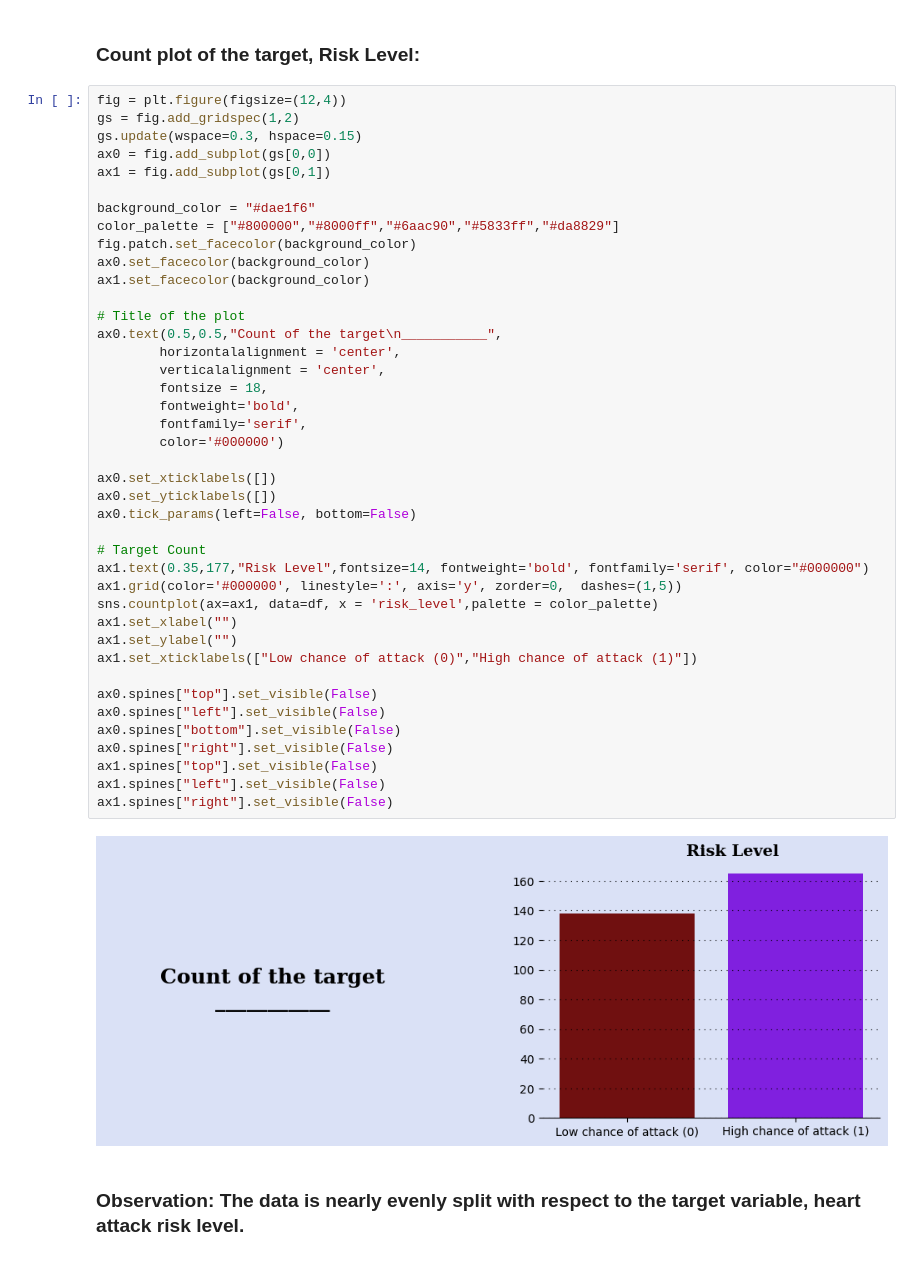
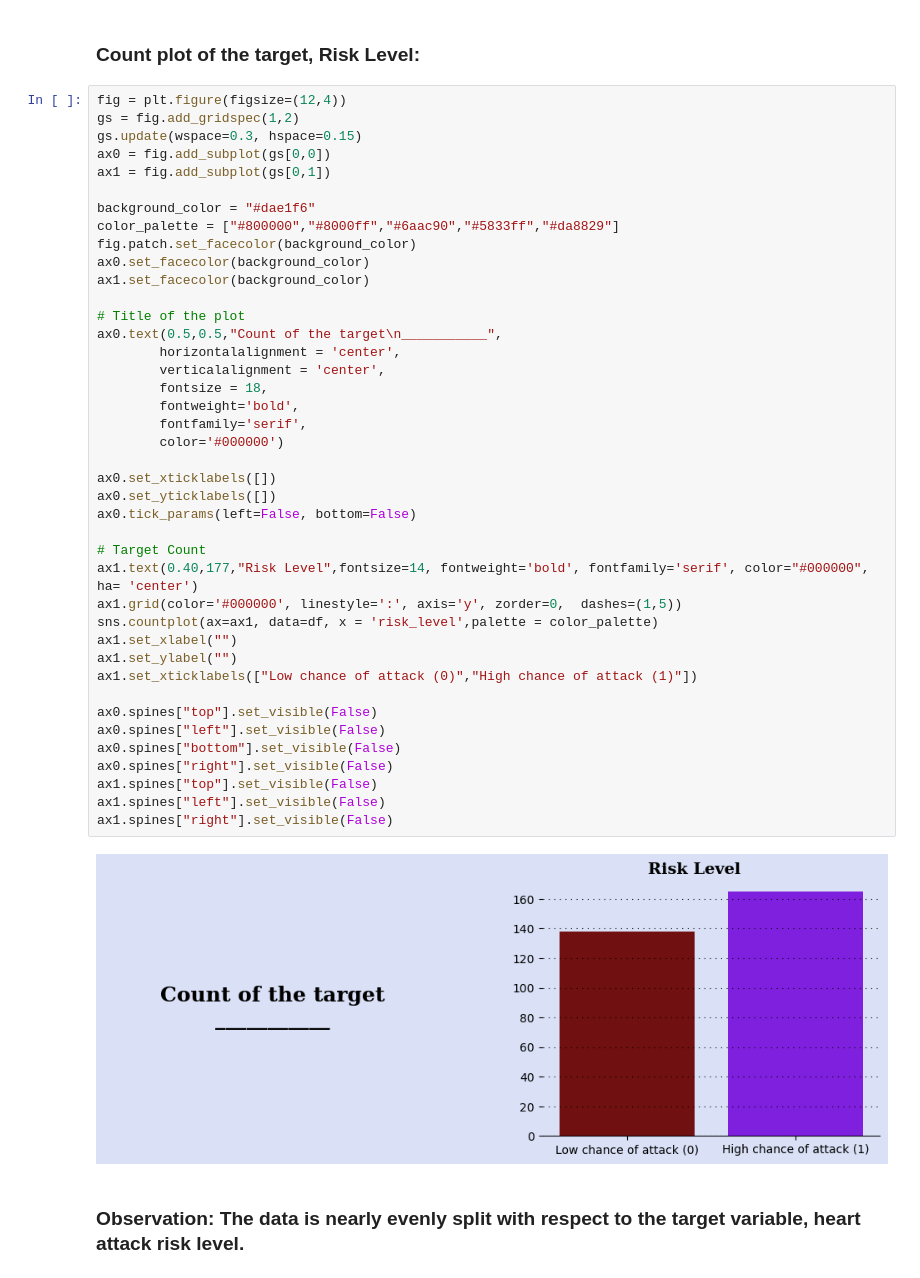
Before and after one commit to markcoty/Heart-Attack-Prediction-Model, a Jupyter notebook: 1 - Heart Project EDA-v5.ipynb, the cells around one changed output. Saved outputs shown, nothing was run; the diff lists cells and outputs as text.

```diff
--- a/1 - Heart Project EDA-v5.ipynb
+++ b/1 - Heart Project EDA-v5.ipynb
@@ -402,35 +402,35 @@ ax0.set_facecolor(background_color)
 ax1.set_facecolor(background_color)
 
 # Title of the plot
 ax0.text(0.5,0.5,"Count of the target\n___________",
         horizontalalignment = 'center',
         verticalalignment = 'center',
         fontsize = 18,
         fontweight='bold',
         fontfamily='serif',
         color='#000000')
 
 ax0.set_xticklabels([])
 ax0.set_yticklabels([])
 ax0.tick_params(left=False, bottom=False)
 
 # Target Count
-ax1.text(0.35,177,"Risk Level",fontsize=14, fontweight='bold', fontfamily='serif', color="#000000")
+ax1.text(0.40,177,"Risk Level",fontsize=14, fontweight='bold', fontfamily='serif', color="#000000", ha= 'center')
 ax1.grid(color='#000000', linestyle=':', axis='y', zorder=0,  dashes=(1,5))
 sns.countplot(ax=ax1, data=df, x = 'risk_level',palette = color_palette)
 ax1.set_xlabel("")
 ax1.set_ylabel("")
 ax1.set_xticklabels(["Low chance of attack (0)","High chance of attack (1)"])
 
 ax0.spines["top"].set_visible(False)
 ax0.spines["left"].set_visible(False)
 ax0.spines["bottom"].set_visible(False)
 ax0.spines["right"].set_visible(False)
 ax1.spines["top"].set_visible(False)
 ax1.spines["left"].set_visible(False)
 ax1.spines["right"].set_visible(False)
 # %% [output]
-[figure, old version]
+[figure, new version]
 # %% [markdown]
 ### Observation: The data is nearly evenly split with respect to the target variable, heart attack risk level.
 # %% [markdown]
```
Also changed, not shown: parts of 53 cells of this notebook.
